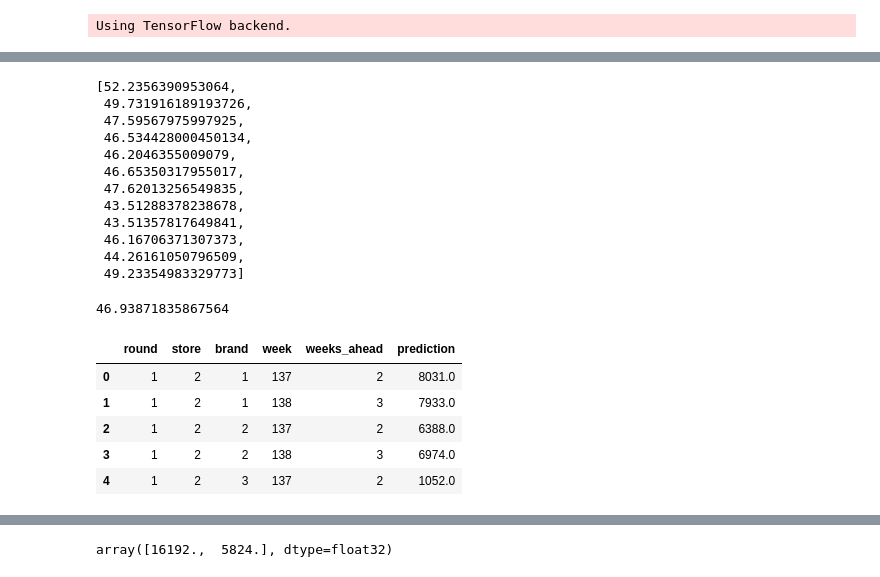
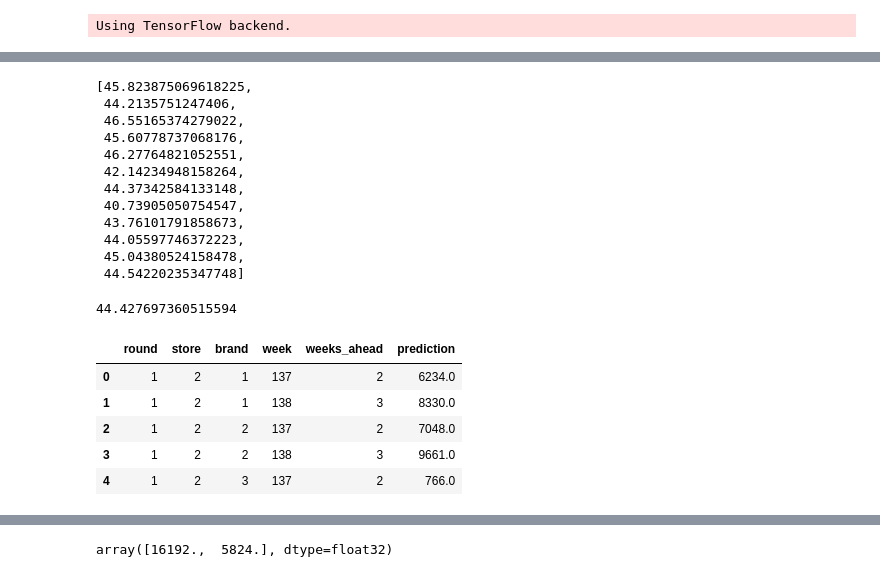
Before and after one commit to sdonohoo/forecasting, a Jupyter notebook: retail_sales/OrangeJuice_Pt_3Weeks_Weekly/submissions/DilatedCNN/train_score_all.ipynb, the cells around one changed output, grey strips where cells are left out. Drawn from its saved outputs; the diff is of its cells as text; code cells hidden in the pictures.

```diff
--- a/retail_sales/OrangeJuice_Pt_3Weeks_Weekly/submissions/DilatedCNN/train_score_all.ipynb
+++ b/retail_sales/OrangeJuice_Pt_3Weeks_Weekly/submissions/DilatedCNN/train_score_all.ipynb
@@ -38,7 +38,7 @@ MAX_BRAND_ID = 11
 # Parameters of the model
 PRED_HORIZON = 3
 PRED_STEPS = 2
-SEQ_LEN = 16 #50 #60 #72 #8
+SEQ_LEN = 12 #16 #50 #60 #72 #8
 DYNAMIC_FEATURES = ['deal', 'feat', 'month', 'week_of_month'] #['week', 'week_of_month'] #['profit', 'feat']
 #DYNAMIC_FEATURES += ['price1', 'price2', 'price3', 'price4', 'price5', 'price6', \
 #                     'price7', 'price8', 'price9', 'price10', 'price11']
@@ -311,7 +311,8 @@ for r in range(12): #range(bs.NUM_ROUNDS):
         model.compile(loss='mape', optimizer=adam, metrics=['mape', 'mae'])
         #model.fit([seq_in, cat_fea_in], train_output, epochs=2, batch_size=2, validation_data=([seq_in, cat_fea_in], train_output))
         #model.fit([seq_in, cat_fea_in], train_output, epochs=5, batch_size=16, validation_split=0.05)
-        model.fit([seq_in, cat_fea_in], train_output, epochs=3, batch_size=64, validation_split=0.05)
+        #model.fit([seq_in, cat_fea_in], train_output, epochs=3+1, batch_size=64, validation_split=0.05)
+        model.fit([seq_in, cat_fea_in], train_output, epochs=3+1, batch_size=64)
         #model.fit([seq_in, cat_fea_in], train_output, epochs=1, batch_size=16)
 
     # Get expected test output
@@ -379,39 +380,39 @@ Wall time: 10min 38s
 # %%
 metric_all
 # %% [output]
-[52.2356390953064,
- 49.731916189193726,
- 47.59567975997925,
- 46.534428000450134,
- 46.2046355009079,
- 46.65350317955017,
- 47.62013256549835,
- 43.51288378238678,
- 43.51357817649841,
- 46.16706371307373,
- 44.26161050796509,
- 49.23354983329773]
+[45.823875069618225,
+ 44.2135751247406,
+ 46.55165374279022,
+ 45.60778737068176,
+ 46.27764821052551,
+ 42.14234948158264,
+ 44.37342584133148,
+ 40.73905050754547,
+ 43.76101791858673,
+ 44.05597746372223,
+ 45.04380524158478,
+ 44.54220235347748]
 # %%
 np.mean(metric_all)
 # %% [output]
-46.93871835867564
+44.427697360515594
 # %%
 # Generate submission
 submission = pd.concat(pred_all, axis=0).reset_index(drop=True)
 submission = submission[['round', 'store', 'brand', 'week', 'weeks_ahead', 'prediction']]
-#submission.to_csv('submission_seed_1.csv', index=False)
+submission.to_csv('submission_seed_1.csv', index=False)
 #submission.to_csv('submission_seed_2.csv', index=False)
 #submission.to_csv('submission_seed_3.csv', index=False)
 #submission.to_csv('submission_seed_4.csv', index=False)
-submission.to_csv('submission_seed_5.csv', index=False)
+#submission.to_csv('submission_seed_5.csv', index=False)
 submission.head()
 # %% [output]
 |  | round | store | brand | week | weeks_ahead | prediction |
-| 0 | 1 | 2 | 1 | 137 | 2 | 8031.0 |
-| 1 | 1 | 2 | 1 | 138 | 3 | 7933.0 |
-| 2 | 1 | 2 | 2 | 137 | 2 | 6388.0 |
-| 3 | 1 | 2 | 2 | 138 | 3 | 6974.0 |
-| 4 | 1 | 2 | 3 | 137 | 2 | 1052.0 |
+| 0 | 1 | 2 | 1 | 137 | 2 | 6234.0 |
+| 1 | 1 | 2 | 1 | 138 | 3 | 8330.0 |
+| 2 | 1 | 2 | 2 | 137 | 2 | 7048.0 |
+| 3 | 1 | 2 | 2 | 138 | 3 | 9661.0 |
+| 4 | 1 | 2 | 3 | 137 | 2 | 766.0 |
 # %%
 # Visualize forecast results
 import random
```
Also changed, not shown: parts of 4 cells of this notebook.
